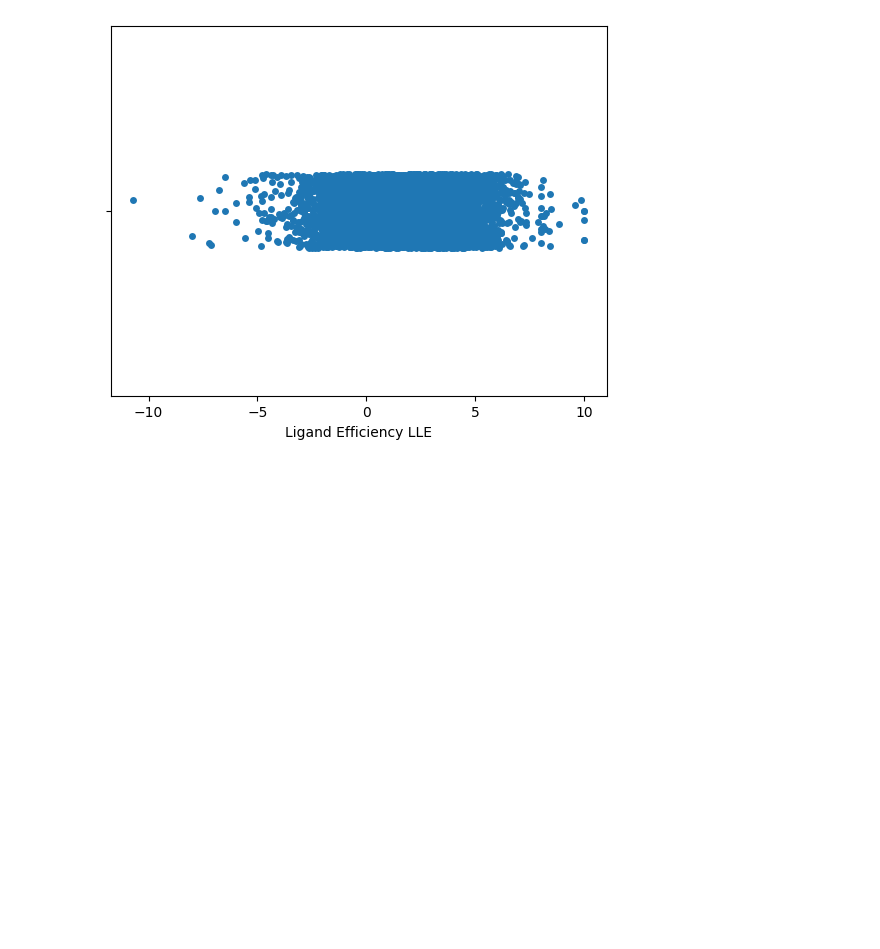
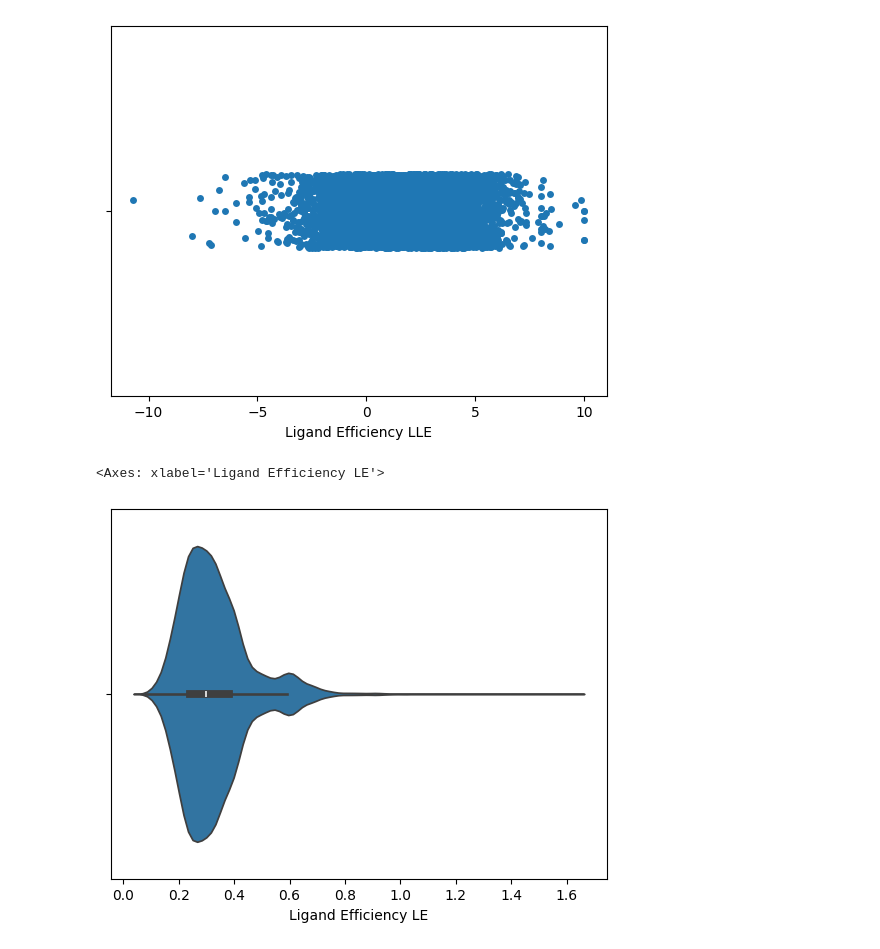
Before and after one commit to briskicedteaa/Scientific-Visualization-for-Computational-Biology, a Jupyter notebook: Distribution_Plots.ipynb, the cells around one changed output. Cells and saved outputs as stored; diff of their text form; code cells hidden in the pictures; blank space fills up the shorter version.

Commit message:
Create a violin plot for the opposing column, Ligand Efficiency LE

```diff
--- a/Distribution_Plots.ipynb
+++ b/Distribution_Plots.ipynb
@@ -53,3 +53,8 @@ sns.stripplot(data= df, x="Ligand Efficiency LLE")
 # %% [output]
 <Axes: xlabel='Ligand Efficiency LLE'>
 [figure]
+# %%
+sns.violinplot(x=df["Ligand Efficiency LE"])
+# %% [output]
+<Axes: xlabel='Ligand Efficiency LE'>
+[figure, added]
```
